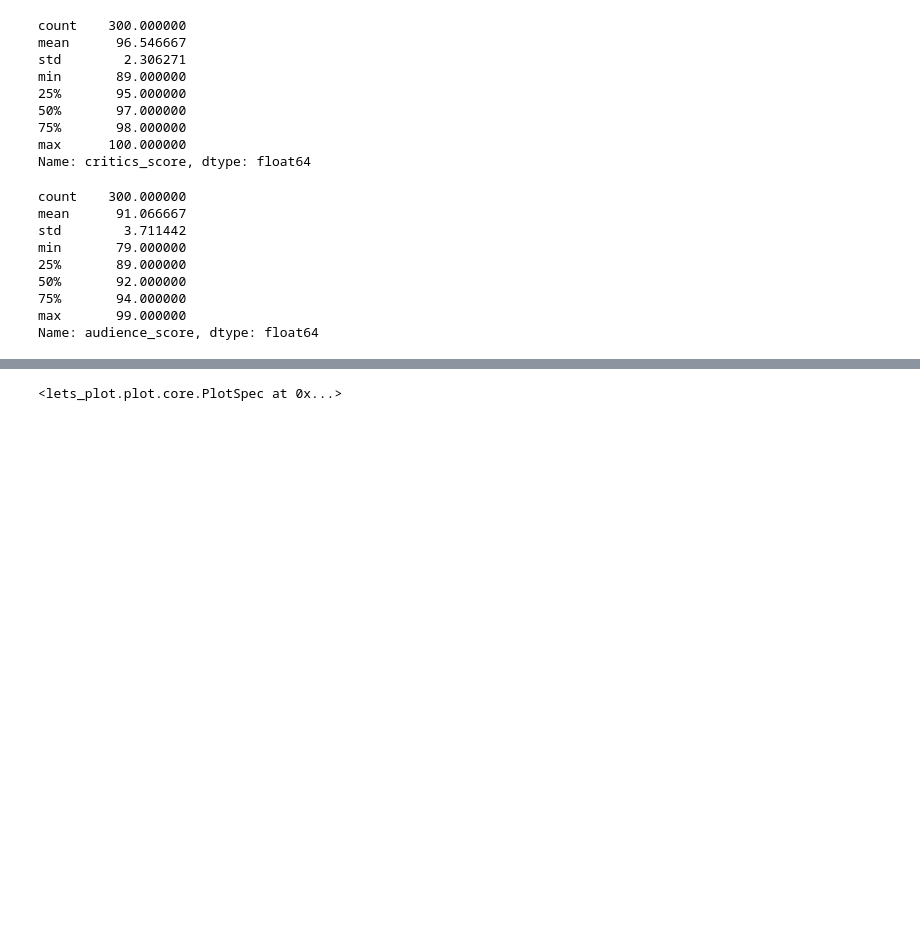
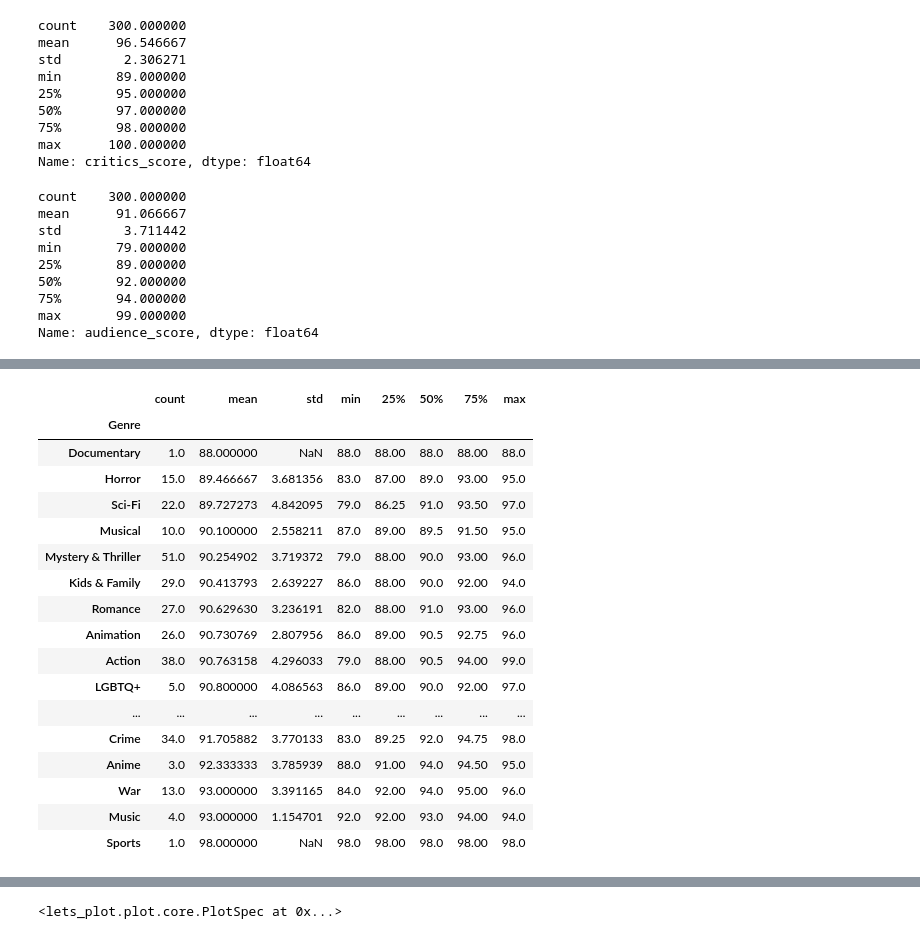
Before and after one commit to LSE-ME204/me204-2024-project-chodani, a Jupyter notebook: notebooks/NB03-EDA-and-Dataviz.ipynb, the cells around one changed output, grey strips where cells are left out. Drawn from its saved outputs; the diff is of its cells as text; code cells hidden in the pictures; blank space fills up the shorter version.

```diff
--- a/notebooks/NB03-EDA-and-Dataviz.ipynb
+++ b/notebooks/NB03-EDA-and-Dataviz.ipynb
@@ -139,0 +167,22 @@ Name: audience_score, dtype: float64
+# %%
+genre_audience = top_df.explode('Genre').groupby('Genre')['audience_score'].describe().sort_values(by=['mean'])
+genre_audience
+# %% [output]
+|  | count | mean | std | min | 25% | 50% | 75% | max |
+| Genre |  |  |  |  |  |  |  |  |
+| Documentary | 1.0 | 88.000000 | NaN | 88.0 | 88.00 | 88.0 | 88.00 | 88.0 |
+| Horror | 15.0 | 89.466667 | 3.681356 | 83.0 | 87.00 | 89.0 | 93.00 | 95.0 |
+| Sci-Fi | 22.0 | 89.727273 | 4.842095 | 79.0 | 86.25 | 91.0 | 93.50 | 97.0 |
+| Musical | 10.0 | 90.100000 | 2.558211 | 87.0 | 89.00 | 89.5 | 91.50 | 95.0 |
+| Mystery & Thriller | 51.0 | 90.254902 | 3.719372 | 79.0 | 88.00 | 90.0 | 93.00 | 96.0 |
+| Kids & Family | 29.0 | 90.413793 | 2.639227 | 86.0 | 88.00 | 90.0 | 92.00 | 94.0 |
+| Romance | 27.0 | 90.629630 | 3.236191 | 82.0 | 88.00 | 91.0 | 93.00 | 96.0 |
+| Animation | 26.0 | 90.730769 | 2.807956 | 86.0 | 89.00 | 90.5 | 92.75 | 96.0 |
+| Action | 38.0 | 90.763158 | 4.296033 | 79.0 | 88.00 | 90.5 | 94.00 | 99.0 |
+| LGBTQ+ | 5.0 | 90.800000 | 4.086563 | 86.0 | 89.00 | 90.0 | 92.00 | 97.0 |
+| ... | ... | ... | ... | ... | ... | ... | ... | ... |
+| Crime | 34.0 | 91.705882 | 3.770133 | 83.0 | 89.25 | 92.0 | 94.75 | 98.0 |
+| Anime | 3.0 | 92.333333 | 3.785939 | 88.0 | 91.00 | 94.0 | 94.50 | 95.0 |
+| War | 13.0 | 93.000000 | 3.391165 | 84.0 | 92.00 | 94.0 | 95.00 | 96.0 |
+| Music | 4.0 | 93.000000 | 1.154701 | 92.0 | 92.00 | 93.0 | 94.00 | 94.0 |
+| Sports | 1.0 | 98.000000 | NaN | 98.0 | 98.00 | 98.0 | 98.00 | 98.0 |
```
Also changed, not shown: parts of 21 cells of this notebook, 1 other file.
